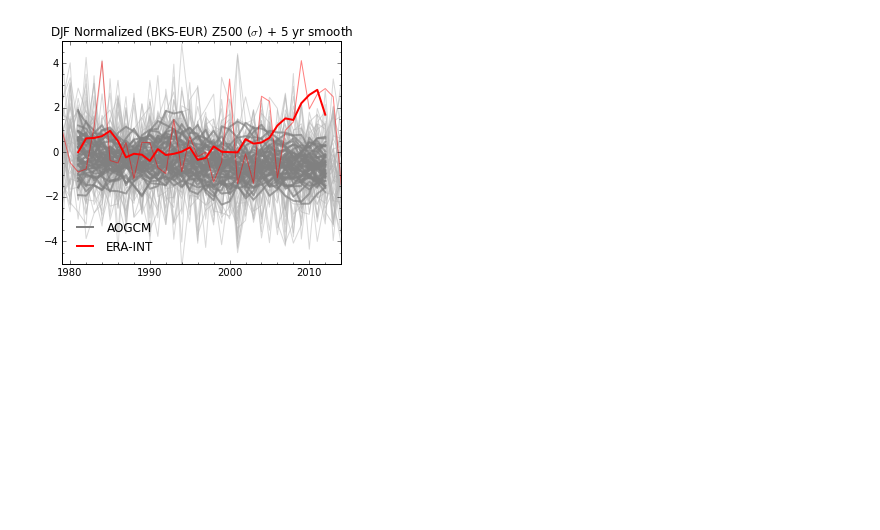
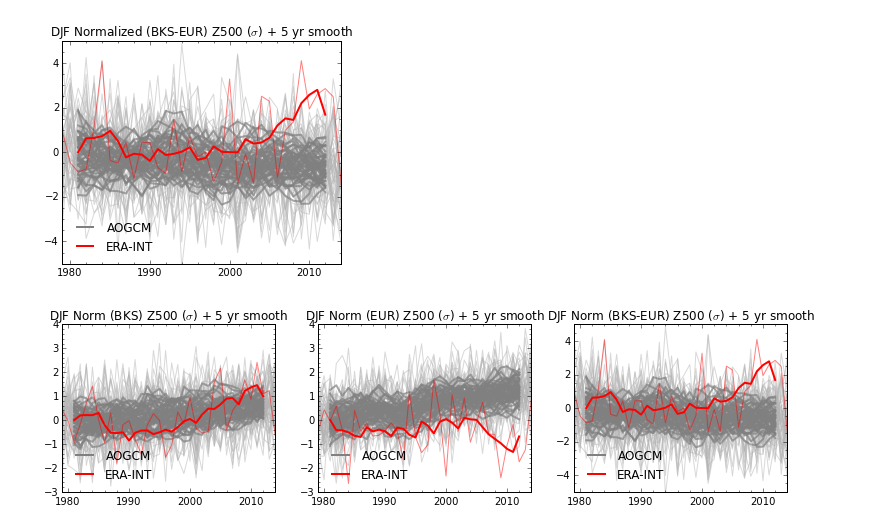
Before and after one commit to kemccusker/pyscripts, a Jupyter notebook: notebooks/plot_coldeurasia_ts.ipynb, the cells around one changed output. Drawn from its saved outputs; the diff is of its cells as text; code cells hidden in the pictures; blank space fills up the shorter version.

Commit message:
make timeseries of BKS and EUR z500 separately, plot in subplot

```diff
--- a/notebooks/plot_coldeurasia_ts.ipynb
+++ b/notebooks/plot_coldeurasia_ts.ipynb
@@ -351,3 +351,78 @@ if printtofile:
     fig.savefig('Z500regsLE_stdanom_' + sea + '_' + str(styear) + '-2014_run' + str(window)+'timeseries.png',dpi=600)
 # %% [output]
 [figure]
+# %%
+# JUST plot BKS Circ here:
+printtofile=True
+
+fig,axs=plt.subplots(1,3)
+fig.set_size_inches((13,3))
+# Leave off individual components
+ax=axs[0]
+fldreg = lebks
+fldreg = fldreg - fldreg[0:5,...].mean() # subtract first 5years?
+
+ax.plot(xx, ((fldreg)/np.std(fldreg,axis=0)),
+        color='0.7',linewidth=1, alpha=0.5)
+ax.plot(xxrun, runmean( ((fldreg)/np.std(fldreg,axis=0)),window=window),
+        color='0.5',linewidth=2, alpha=0.7)
+ax.plot(xxrun, runmean( ((fldbks)/np.std(fldbks)),window=window),
+        color='r',linewidth=2)
+ax.plot(xx, ((fldbks)/np.std(fldbks)),
+        color='r',linewidth=1, alpha=0.5)
+
+
+ax.legend((lelg,eralg), ('AOGCM','ERA-INT'),loc='lower left',frameon=False)
+ax.set_title(sea + ' Norm (BKS) Z500 ($\sigma$) + ' + str(window) + ' yr smooth')
+ax.set_xticks(np.arange(1,len(xx),10))
+ax.minorticks_on()
+ax.set_xticklabels(np.arange(styear+1,2014,10))
+ax.set_ylim((-3,4))
+
+ax=axs[1]
+# now do the difference:
+fldreg2 = leeur
+fldreg2 = fldreg2 - fldreg2[0:5,...].mean() # subtract first 5years?
+
+ax.plot(xx, ((fldreg2)/np.std(fldreg2,axis=0)),
+        color='0.7',linewidth=1, alpha=0.5)
+ax.plot(xxrun, runmean( ((fldreg2)/np.std(fldreg2,axis=0)),window=window),
+        color='0.5',linewidth=2, alpha=0.7)
+ax.plot(xxrun, runmean( ((fldeur)/np.std(fldeur)),window=window),
+        color='r',linewidth=2)
+ax.plot(xx, ((fldeur)/np.std(fldeur)),
+        color='r',linewidth=1, alpha=0.5)
+
+
+ax.legend((lelg,eralg), ('AOGCM','ERA-INT'),loc='lower left',frameon=False)
+ax.set_title(sea + ' Norm (EUR) Z500 ($\sigma$) + ' + str(window) + ' yr smooth')
+ax.set_xticks(np.arange(1,len(xx),10))
+ax.minorticks_on()
+ax.set_xticklabels(np.arange(styear+1,2014,10))
+ax.set_ylim((-3,4))
+
+# now do the difference:
+ax=axs[2]
+
+ax.plot(xx, ((fldreg)/np.std(fldreg,axis=0)) - ((fldreg2)/np.std(fldreg2,axis=0)),
+        color='0.7',linewidth=1, alpha=0.5)
+ax.plot(xxrun, runmean( ((fldreg)/np.std(fldreg,axis=0)) - ((fldreg2)/np.std(fldreg2,axis=0)),window=window),
+        color='0.5',linewidth=2, alpha=0.7)
+ax.plot(xxrun, runmean( ((fldbks)/np.std(fldbks)) - ((fldeur)/np.std(fldeur)),window=window),
+        color='r',linewidth=2)
+ax.plot(xx, ((fldbks)/np.std(fldbks)) - ((fldeur)/np.std(fldeur)),
+        color='r',linewidth=1, alpha=0.5)
+
+
+ax.legend((lelg,eralg), ('AOGCM','ERA-INT'),loc='lower left',frameon=False)
+ax.set_title(sea + ' Norm (BKS-EUR) Z500 ($\sigma$) + ' + str(window) + ' yr smooth')
+ax.set_xticks(np.arange(1,len(xx),10))
+ax.minorticks_on()
+ax.set_xticklabels(np.arange(styear+1,2014,10))
+ax.set_ylim((-5,5))
+
+if printtofile:
+    fig.savefig('Z500regsLE_stdanom_subplot_' + sea + '_' + str(styear) + '-2014_run' + str(window)+'timeseries.pdf')
+    fig.savefig('Z500regsLE_stdanom_subplot_' + sea + '_' + str(styear) + '-2014_run' + str(window)+'timeseries.png',dpi=600)
+# %% [output]
+[figure, added]
```
